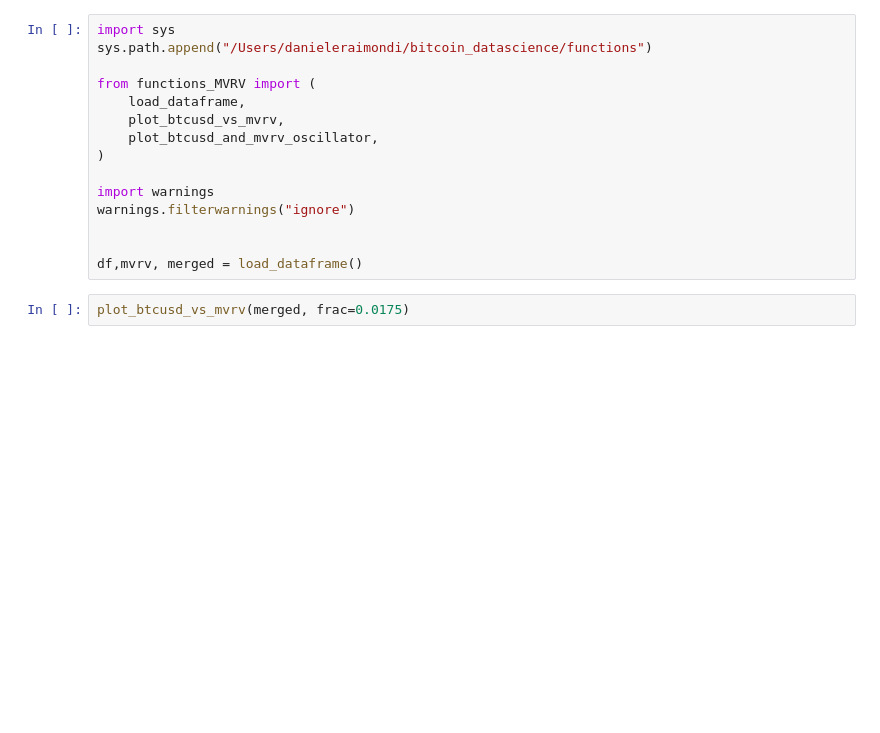
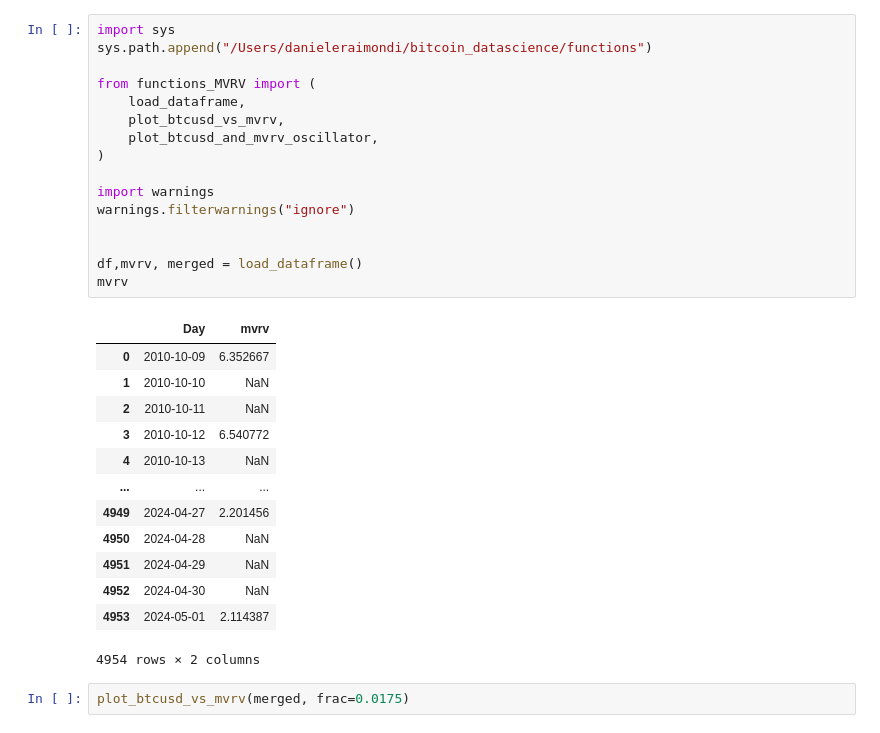
Before and after one commit to DanieleRaimondi/bitcoin_datascience, a Jupyter notebook: notebooks/3.MVRV.ipynb, the cells around one changed output. Drawn from its saved outputs; the diff is of its cells as text; blank space fills up the shorter version.

```diff
--- a/notebooks/3.MVRV.ipynb
+++ b/notebooks/3.MVRV.ipynb
@@ -1,18 +1,33 @@
 # %%
 import sys
 sys.path.append("/Users/danieleraimondi/bitcoin_datascience/functions")
 
 from functions_MVRV import (
     load_dataframe,
     plot_btcusd_vs_mvrv,
     plot_btcusd_and_mvrv_oscillator,
 )
 
 import warnings
 warnings.filterwarnings("ignore")
 
 
 df,mvrv, merged = load_dataframe()
+mvrv
+# %% [output]
+|  | Day | mvrv |
+| 0 | 2010-10-09 | 6.352667 |
+| 1 | 2010-10-10 | NaN |
+| 2 | 2010-10-11 | NaN |
+| 3 | 2010-10-12 | 6.540772 |
+| 4 | 2010-10-13 | NaN |
+| ... | ... | ... |
+| 4949 | 2024-04-27 | 2.201456 |
+| 4950 | 2024-04-28 | NaN |
+| 4951 | 2024-04-29 | NaN |
+| 4952 | 2024-04-30 | NaN |
+| 4953 | 2024-05-01 | 2.114387 |
+4954 rows × 2 columns
 # %%
 plot_btcusd_vs_mvrv(merged, frac=0.0175)
 # %% [output]
```
Also changed, not shown: 4 other files.
